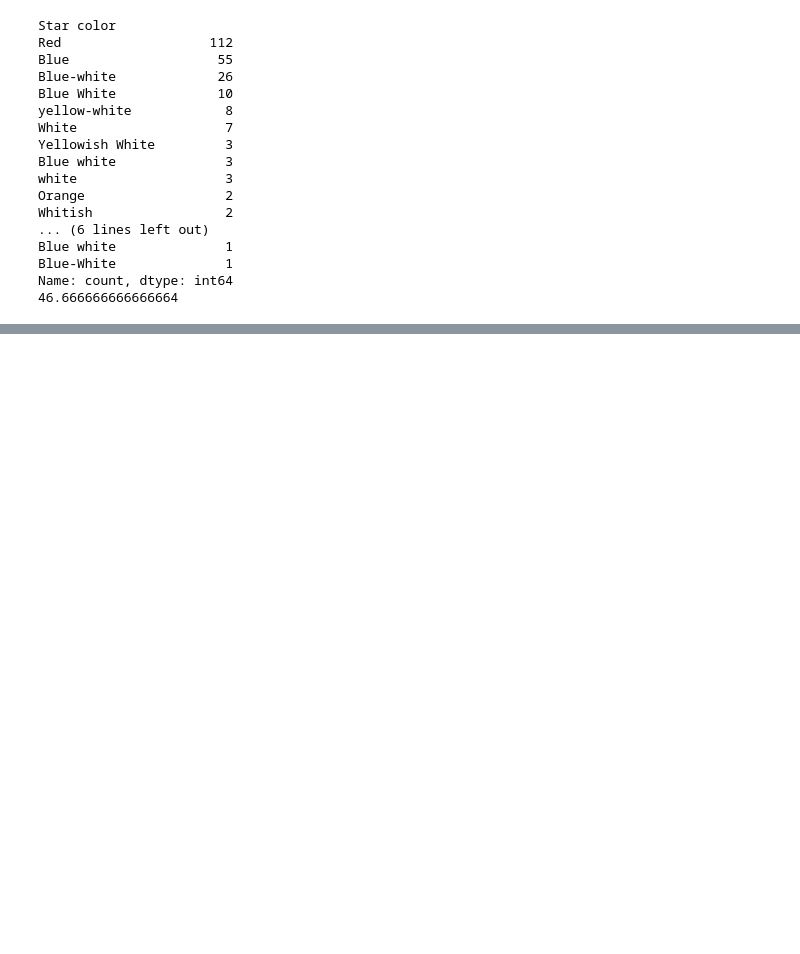
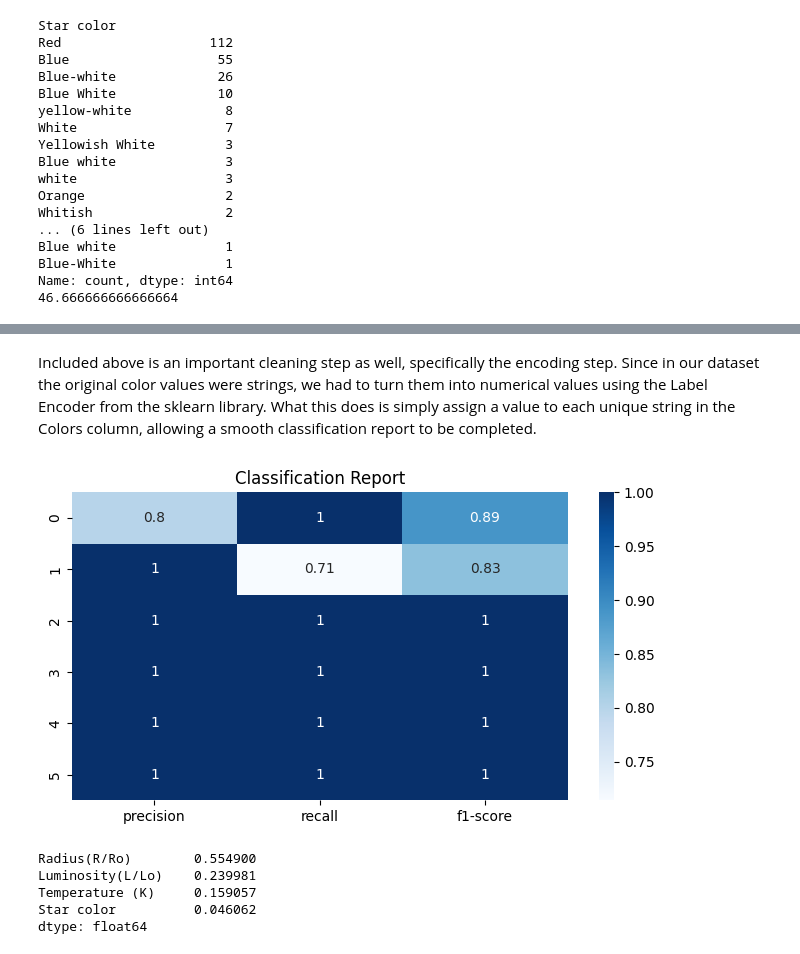
Before and after one commit to vnikolo1/DataMiningProj2, a Jupyter notebook: main.ipynb, the cells around one changed output, grey strips where cells are left out. Drawn from its saved outputs; the diff is of its cells as text; code cells hidden in the pictures; blank space fills up the shorter version.

```diff
--- a/main.ipynb
+++ b/main.ipynb
@@ -68,0 +164,24 @@ type1.head()
+# %%
+from sklearn.model_selection import train_test_split
+from sklearn.ensemble import RandomForestClassifier
+from sklearn.metrics import classification_report
+from sklearn.preprocessing import LabelEncoder
+
+
+X = cleaned[["Temperature (K)", "Radius(R/Ro)", "Star color", "Luminosity(L/Lo)"]].copy()
+y = cleaned["Star type"]
+
+# Preprocessing step, transforming the colors column by assigning all of the colors a numerical value.
+le = LabelEncoder()
+X["Star color"] = le.fit_transform(X["Star color"])
+
+
+# Train/test split
+X_train, X_test, y_train, y_test = train_test_split(X, y, test_size=0.2, random_state=42)
+
+# Random forest
+clf = RandomForestClassifier(random_state=42)
+clf.fit(X_train, y_train)
+
+y_pred = clf.predict(X_test)
+print(classification_report(y_test, y_pred))
@@ -68,0 +201,25 @@ type1.head()
+# %% [markdown]
+Included above is an important cleaning step as well, specifically the encoding step. Since in our dataset the original color values were strings, we had to turn them into numerical values using the Label Encoder from the sklearn library. What this does is simply assign a value to each unique string in the Colors column, allowing a smooth classification report to be completed.
+# %%
+import matplotlib.pyplot as plt
+
+#Cleaning it up, and making the result look cleaner
+
+report_dict = classification_report(y_test, y_pred, output_dict=True)
+report_df = pd.DataFrame(report_dict).transpose()
+
+
+plt.figure(figsize=(8,4))
+sns.heatmap(report_df.iloc[:-3, :-1], annot=True, cmap="Blues")
+plt.title("Classification Report")
+plt.show()
+
+feature_importances = pd.Series(clf.feature_importances_, index=X.columns)
+print(feature_importances.sort_values(ascending=False))
+# %% [output]
+[figure, added]
+Radius(R/Ro)        0.554900
+Luminosity(L/Lo)    0.239981
+Temperature (K)     0.159057
+Star color          0.046062
+dtype: float64
```
Also changed, not shown: parts of 13 cells of this notebook.
